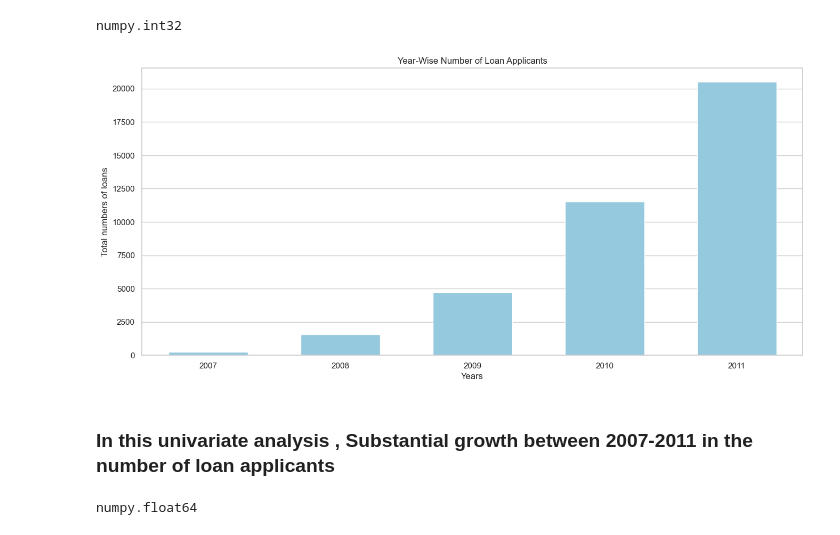
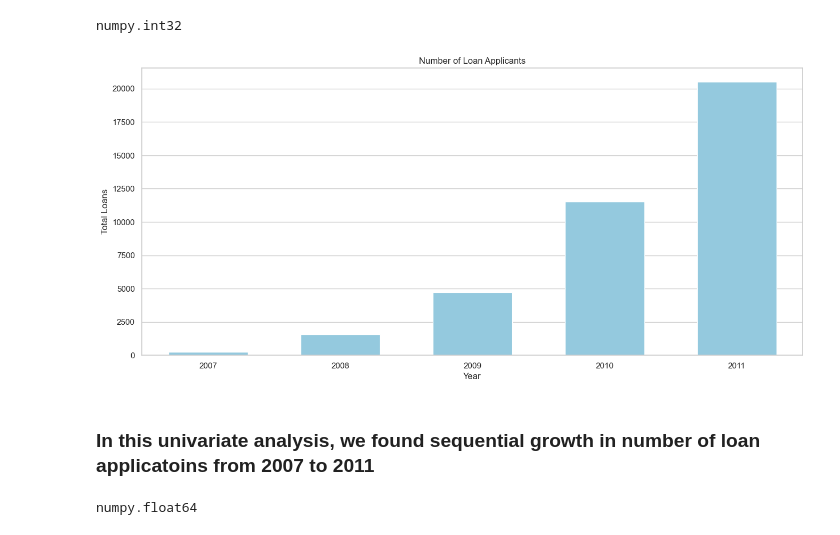
Before and after one commit to somnath-yadav/LendingClubCaseStudy, a Jupyter notebook: Lending_Club_Case_Study.ipynb, the cells around one changed output. Saved outputs shown, nothing was run; the diff lists cells and outputs as text; code cells hidden in the pictures.

```diff
--- a/Lending_Club_Case_Study.ipynb
+++ b/Lending_Club_Case_Study.ipynb
@@ -174,29 +165,29 @@ numpy.int32
 # %%
 # Set the figure size
 plt.figure(figsize=(16,7))
 
 # Set the seaborn style
 sb.set(style="whitegrid")
 
 # Draw the countplot with custom color and width
 ax = sb.countplot(x='year', data=loan_df, color='skyblue', width=0.6)
 
 # Define the years and their positions
 years = ['2007', '2008', '2009', '2010', '2011']
 xpos = np.arange(len(years))
 
 # Set labels and title
-ax.set(xlabel='Years', ylabel='Total numbers of loans', title='Year-Wise Number of Loan Applicants')
+ax.set(xlabel='Year', ylabel='Total Loans', title='Number of Loan Applicants')
 
 # Set custom x-ticks
 plt.xticks(xpos, years)
 
 # Show the plot
 plt.show()
 # %% [output]
-[figure, old version]
+[figure, new version]
 # %% [markdown]
-### In this univariate analysis , Substantial growth between 2007-2011 in the number of loan applicants
+### In this univariate analysis, we found sequential growth in number of loan applicatoins from 2007 to 2011
 # %%
 #change the type of int_rate column from string to float
 loan_df['int_rate']=loan_df['int_rate'].str.replace('%','')
```
Also changed, not shown: parts of 44 cells of this notebook.
